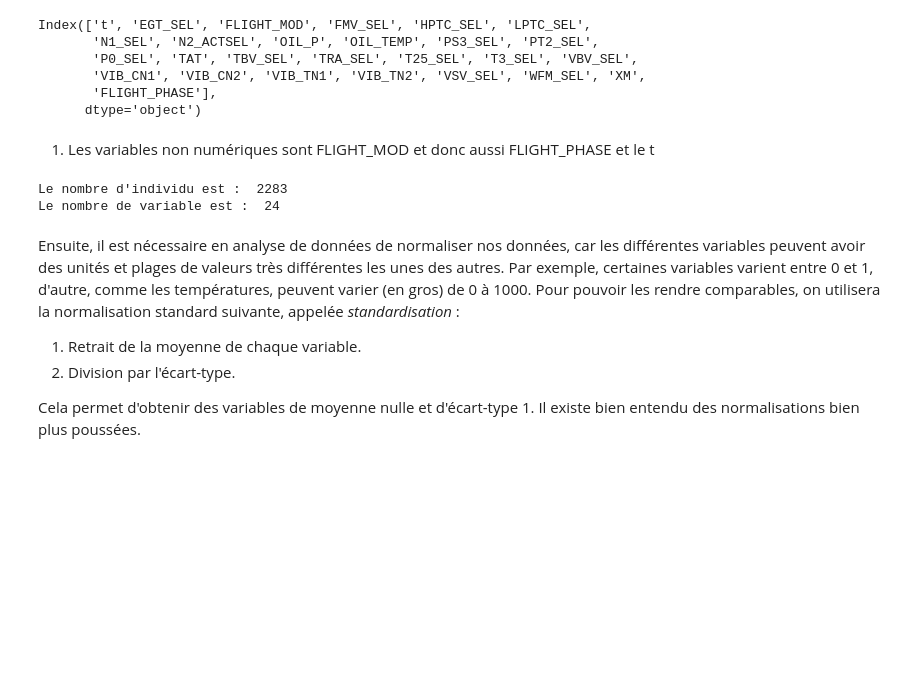
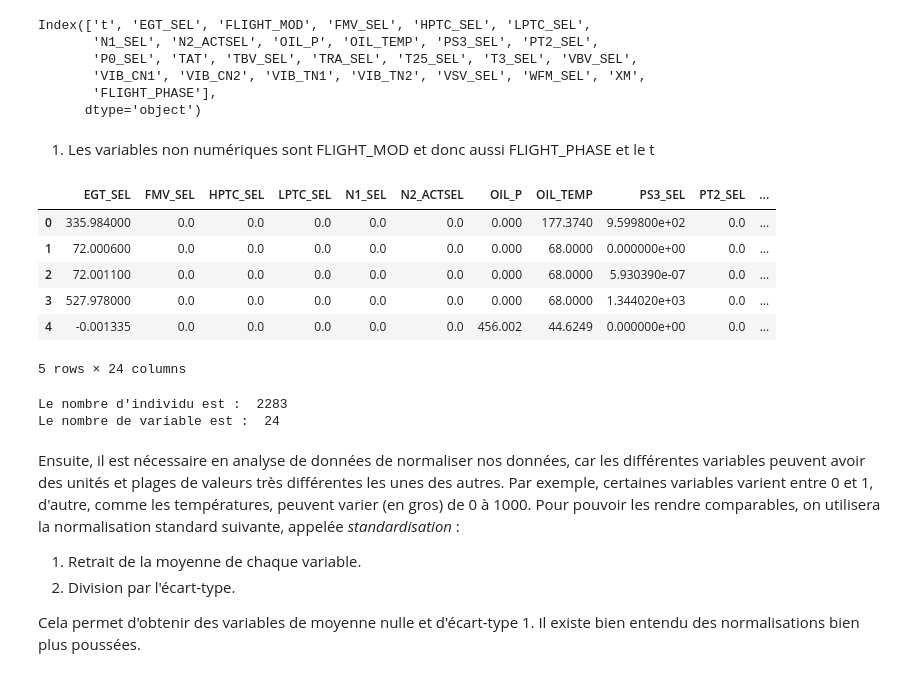
Before and after one commit to Davidson-Lova/TD_stats, a Jupyter notebook: TD2/TD2.ipynb, the cells around one changed output. Cells and saved outputs as stored; diff of their text form; code cells hidden in the pictures; blank space fills up the shorter version.

```diff
--- a/TD2/TD2.ipynb
+++ b/TD2/TD2.ipynb
@@ -330,6 +338,15 @@ Index(['t', 'EGT_SEL', 'FLIGHT_MOD', 'FMV_SEL', 'HPTC_SEL', 'LPTC_SEL',
 1. Les variables non numériques sont FLIGHT_MOD et donc aussi FLIGHT_PHASE et le t
 # %%
 X_vol = vol.drop(['FLIGHT_MOD', 't', 'FLIGHT_PHASE'], axis = 1)
+X_vol.head()
+# %% [output]
+|  | EGT_SEL | FMV_SEL | HPTC_SEL | LPTC_SEL | N1_SEL | N2_ACTSEL | OIL_P | OIL_TEMP | PS3_SEL | PT2_SEL | ... |
+| 0 | 335.984000 | 0.0 | 0.0 | 0.0 | 0.0 | 0.0 | 0.000 | 177.3740 | 9.599800e+02 | 0.0 | ... |
+| 1 | 72.000600 | 0.0 | 0.0 | 0.0 | 0.0 | 0.0 | 0.000 | 68.0000 | 0.000000e+00 | 0.0 | ... |
+| 2 | 72.001100 | 0.0 | 0.0 | 0.0 | 0.0 | 0.0 | 0.000 | 68.0000 | 5.930390e-07 | 0.0 | ... |
+| 3 | 527.978000 | 0.0 | 0.0 | 0.0 | 0.0 | 0.0 | 0.000 | 68.0000 | 1.344020e+03 | 0.0 | ... |
+| 4 | -0.001335 | 0.0 | 0.0 | 0.0 | 0.0 | 0.0 | 456.002 | 44.6249 | 0.000000e+00 | 0.0 | ... |
+5 rows × 24 columns
 # %%
 print("Le nombre d'individu est : ",X_vol.shape[0])
 print("Le nombre de variable est : ",X_vol.shape[1])
```
Also changed, not shown: parts of 14 cells of this notebook.
